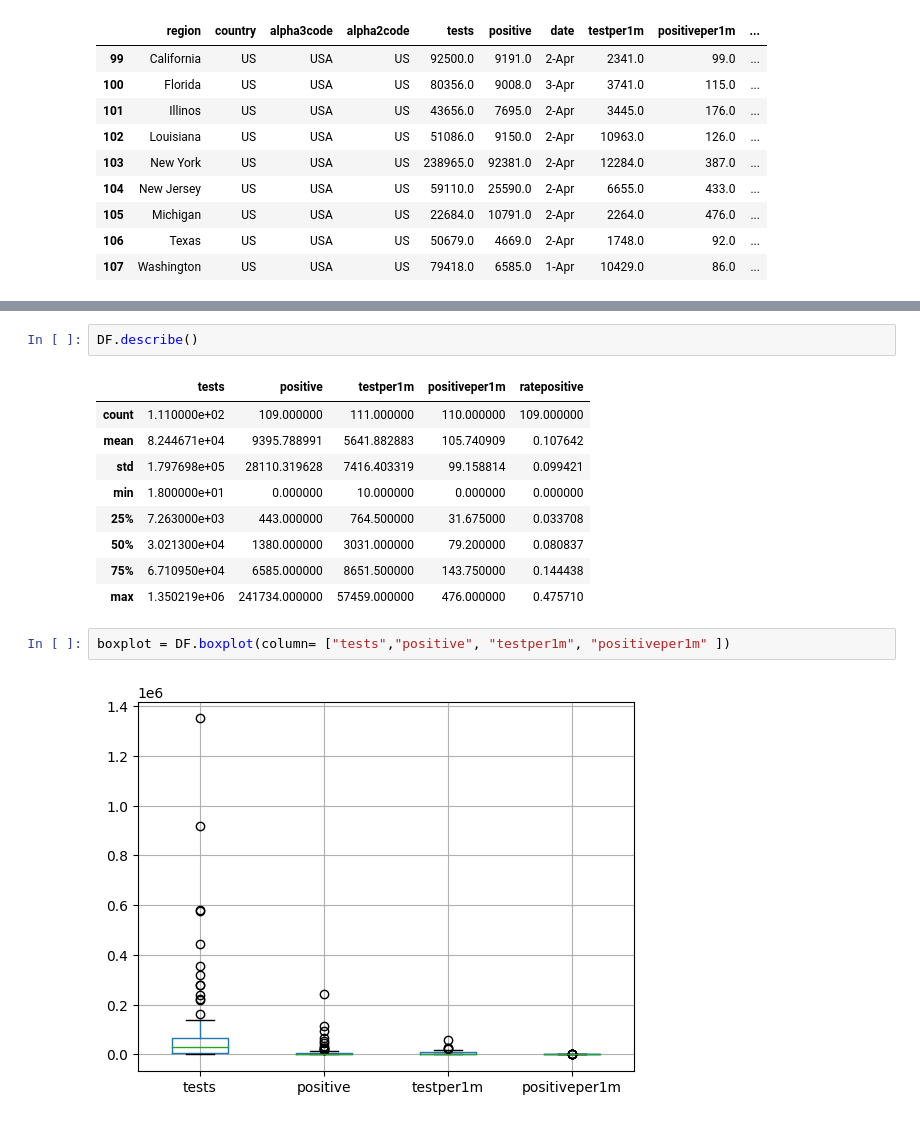
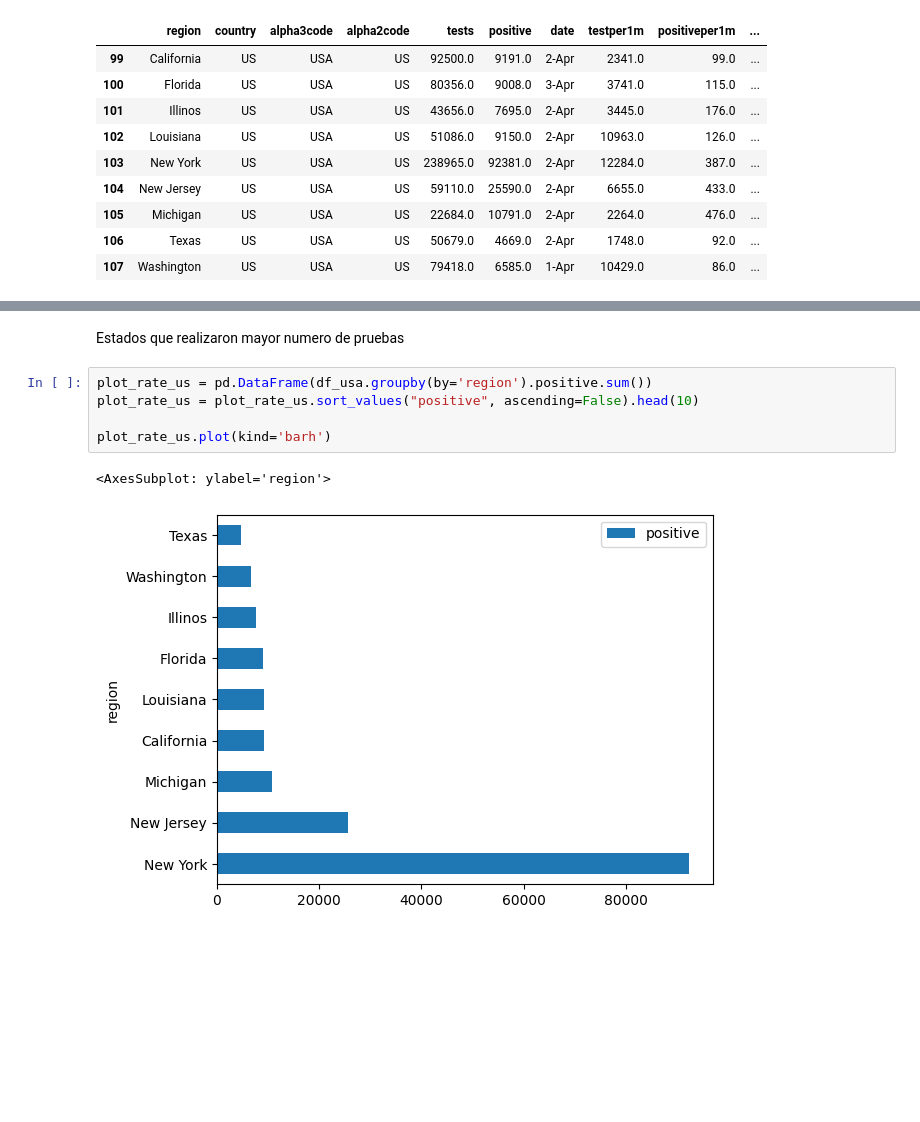
Before and after one commit to E2401/Python-Estadistica, a Jupyter notebook: examen_pye.ipynb, the cells around one changed output, grey strips where cells are left out. Drawn from its saved outputs; the diff is of its cells as text; blank space fills up the shorter version.

```diff
--- a/examen_pye.ipynb
+++ b/examen_pye.ipynb
@@ -130,16 +148,10 @@ plot_rate_us.plot(kind='bar')
-# %%
-DF.describe()
-# %% [output]
-|  | tests | positive | testper1m | positiveper1m | ratepositive |
-| count | 1.110000e+02 | 109.000000 | 111.000000 | 110.000000 | 109.000000 |
-| mean | 8.244671e+04 | 9395.788991 | 5641.882883 | 105.740909 | 0.107642 |
-| std | 1.797698e+05 | 28110.319628 | 7416.403319 | 99.158814 | 0.099421 |
-| min | 1.800000e+01 | 0.000000 | 10.000000 | 0.000000 | 0.000000 |
-| 25% | 7.263000e+03 | 443.000000 | 764.500000 | 31.675000 | 0.033708 |
-| 50% | 3.021300e+04 | 1380.000000 | 3031.000000 | 79.200000 | 0.080837 |
-| 75% | 6.710950e+04 | 6585.000000 | 8651.500000 | 143.750000 | 0.144438 |
-| max | 1.350219e+06 | 241734.000000 | 57459.000000 | 476.000000 | 0.475710 |
-# %%
-boxplot = DF.boxplot(column= ["tests","positive", "testper1m", "positiveper1m" ])
-# %% [output]
-[figure, removed]
+# %% [markdown]
+Estados que realizaron mayor numero de pruebas
+# %%
+plot_rate_us = pd.DataFrame(df_usa.groupby(by='region').positive.sum())
+plot_rate_us = plot_rate_us.sort_values("positive", ascending=False).head(10)
+
+plot_rate_us.plot(kind='barh')
+# %% [output]
+<AxesSubplot: ylabel='region'>
+[figure, added]
```
Also changed, not shown: parts of 18 cells of this notebook.
